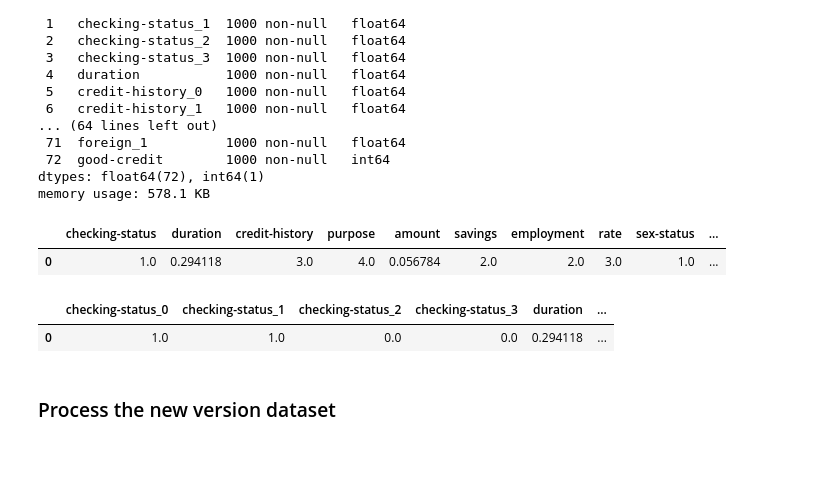
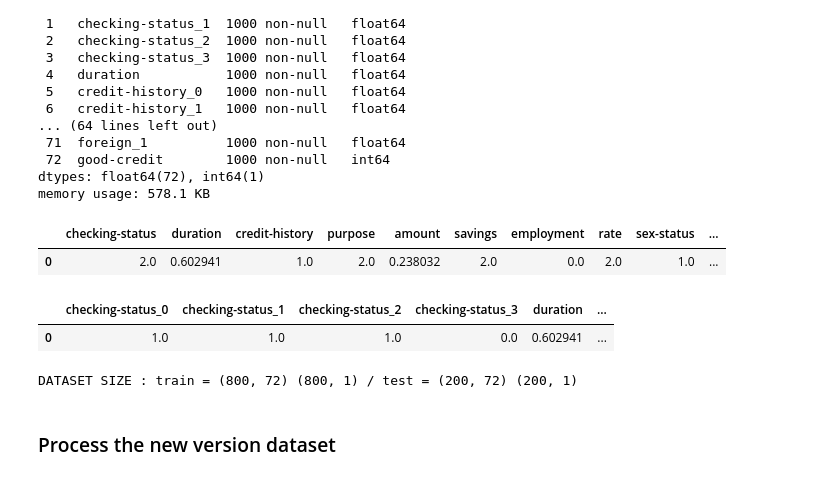
Before and after one commit to junqi-jiang/robust-ce-inn, a Jupyter notebook: expnns/credit.ipynb, the cells around one changed output. Cells and saved outputs as stored; diff of their text form; code cells hidden in the pictures.

```diff
--- a/expnns/credit.ipynb
+++ b/expnns/credit.ipynb
@@ -101,13 +100,21 @@ Data columns (total 73 columns):
 dtypes: float64(72), int64(1)
 memory usage: 578.1 KB
 # %%
-display(pd.DataFrame(data=df_old_mm.values[15].reshape(1, -1), columns=columns))
-display(preprocessor_old.encode_one(df_old_mm.values[15]))
+display(pd.DataFrame(data=df_old_mm.values[-1].reshape(1, -1), columns=columns))
+display(preprocessor_old.encode_one(df_old_mm.values[-1]))
 # %% [output]
 |  | checking-status | duration | credit-history | purpose | amount | savings | employment | rate | sex-status | ... |
-| 0 | 1.0 | 0.294118 | 3.0 | 4.0 | 0.056784 | 2.0 | 2.0 | 3.0 | 1.0 | ... |
+| 0 | 2.0 | 0.602941 | 1.0 | 2.0 | 0.238032 | 2.0 | 0.0 | 2.0 | 1.0 | ... |
 |  | checking-status_0 | checking-status_1 | checking-status_2 | checking-status_3 | duration | ... |
-| 0 | 1.0 | 1.0 | 0.0 | 0.0 | 0.294118 | ... |
+| 0 | 1.0 | 1.0 | 1.0 | 0.0 | 0.602941 | ... |
+# %%
+Xo, yo = df_old_enc.drop(columns=['good-credit']), pd.DataFrame(df_old_enc['good-credit'])
+SPLIT = .2
+Xo_train, Xo_test, yo_train, yo_test = train_test_split(Xo, yo, stratify=yo, test_size=SPLIT, shuffle=True,
+                                                        random_state=0)
+print(f'DATASET SIZE : train = {Xo_train.shape} {yo_train.shape} / test = {Xo_test.shape} {yo_test.shape}')
+# %% [output]
+DATASET SIZE : train = (800, 72) (800, 1) / test = (200, 72) (200, 1)
 # %% [markdown]
 ### Process the new version dataset
 # %%
```
Also changed, not shown: parts of 15 cells of this notebook, 3 other files.
